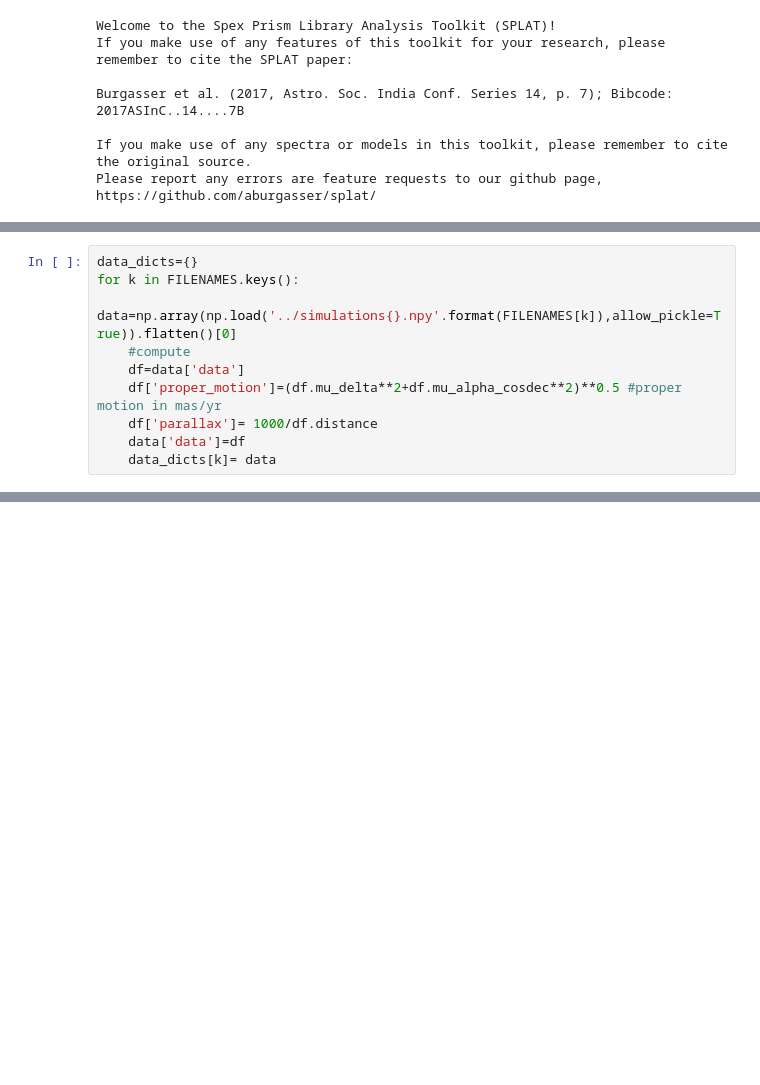
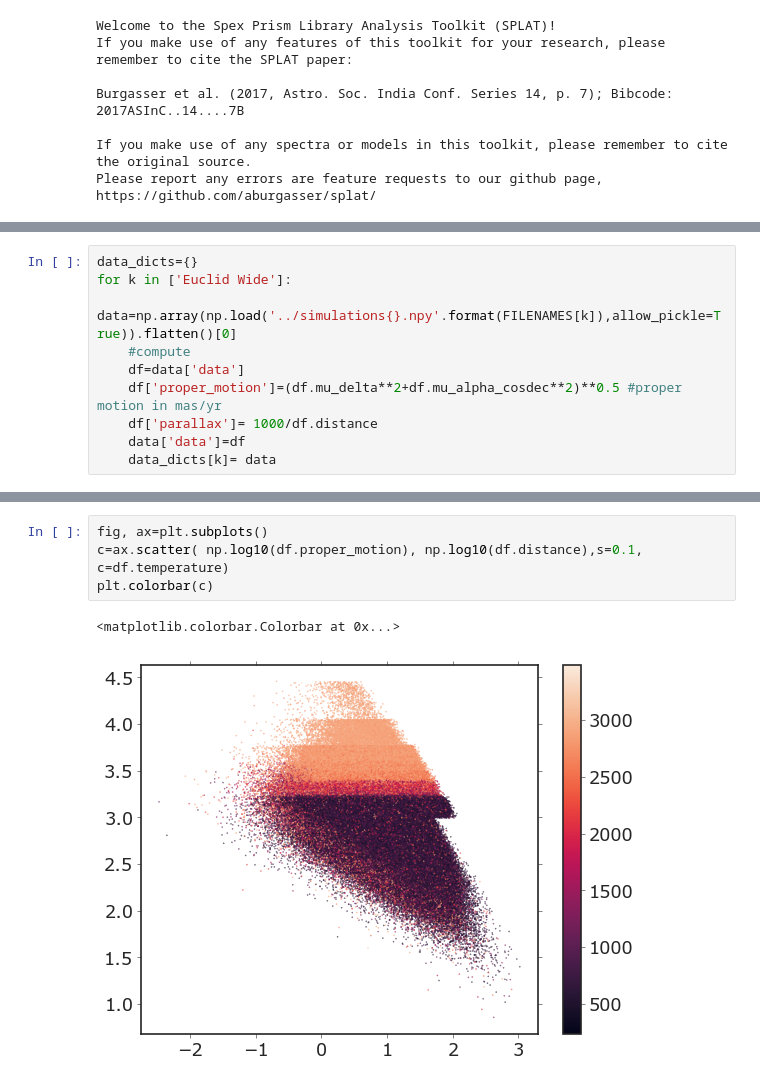
Before and after one commit to caganze/lsstsims, a Jupyter notebook: notebooks/Euclid.ipynb, the cells around one changed output, grey strips where cells are left out. Drawn from its saved outputs; the diff is of its cells as text; blank space fills up the shorter version.

```diff
--- a/notebooks/Euclid.ipynb
+++ b/notebooks/Euclid.ipynb
@@ -97,7 +99,7 @@ def compute_vols_and_numbers(data, population, area, selection=None):
     return fn, selection_function
 # %%
 data_dicts={}
-for k in FILENAMES.keys():
+for k in ['Euclid Wide']:
     data=np.array(np.load('../simulations{}.npy'.format(FILENAMES[k]),allow_pickle=True)).flatten()[0]
     #compute
     df=data['data']
@@ -146,0 +155,7 @@ data['footprint']
+# %%
+fig, ax=plt.subplots()
+c=ax.scatter( np.log10(df.proper_motion), np.log10(df.distance),s=0.1, c=df.temperature)
+plt.colorbar(c)
+# %% [output]
+<matplotlib.colorbar.Colorbar at 0x...>
+[figure, added]
```
Also changed, not shown: parts of 10 cells of this notebook, 7 other files.
